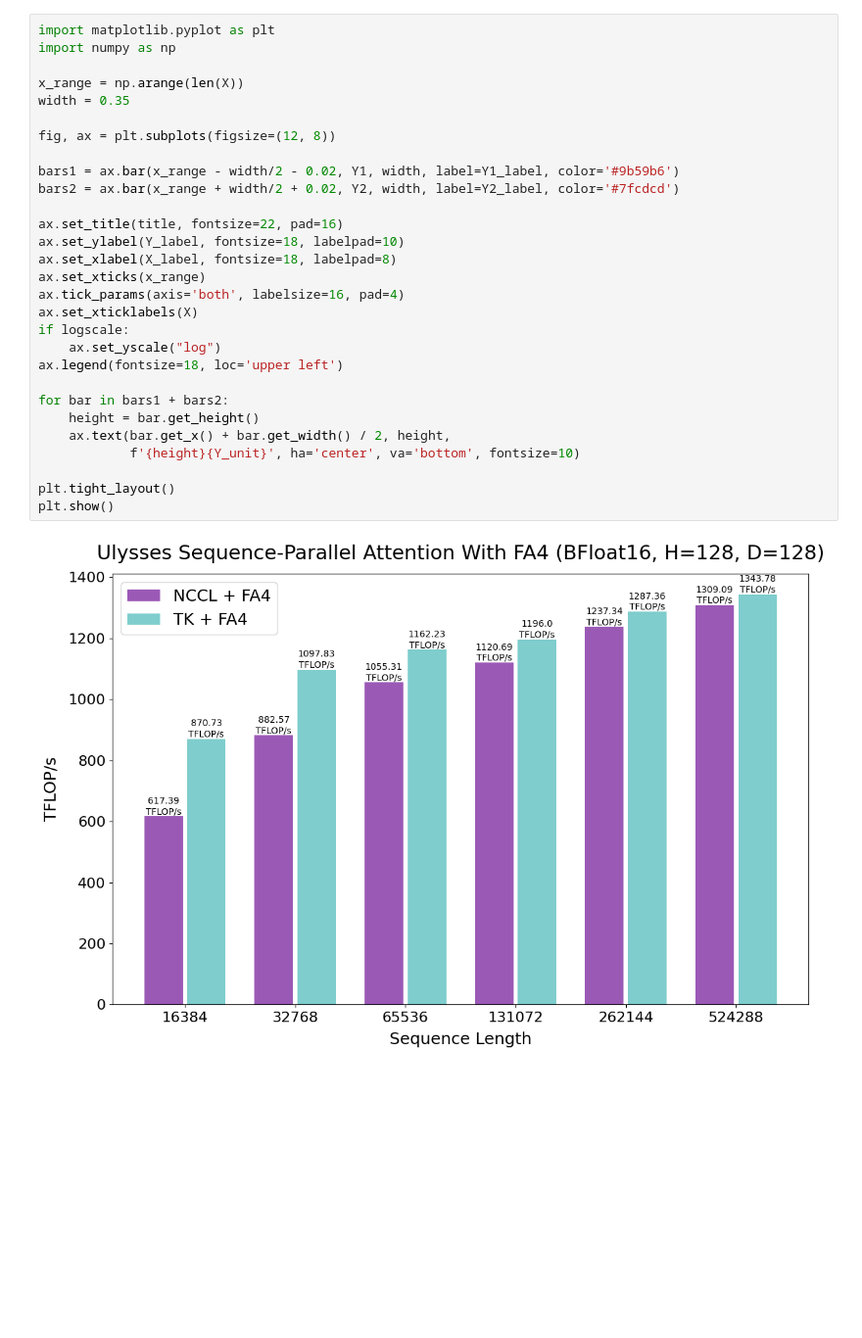
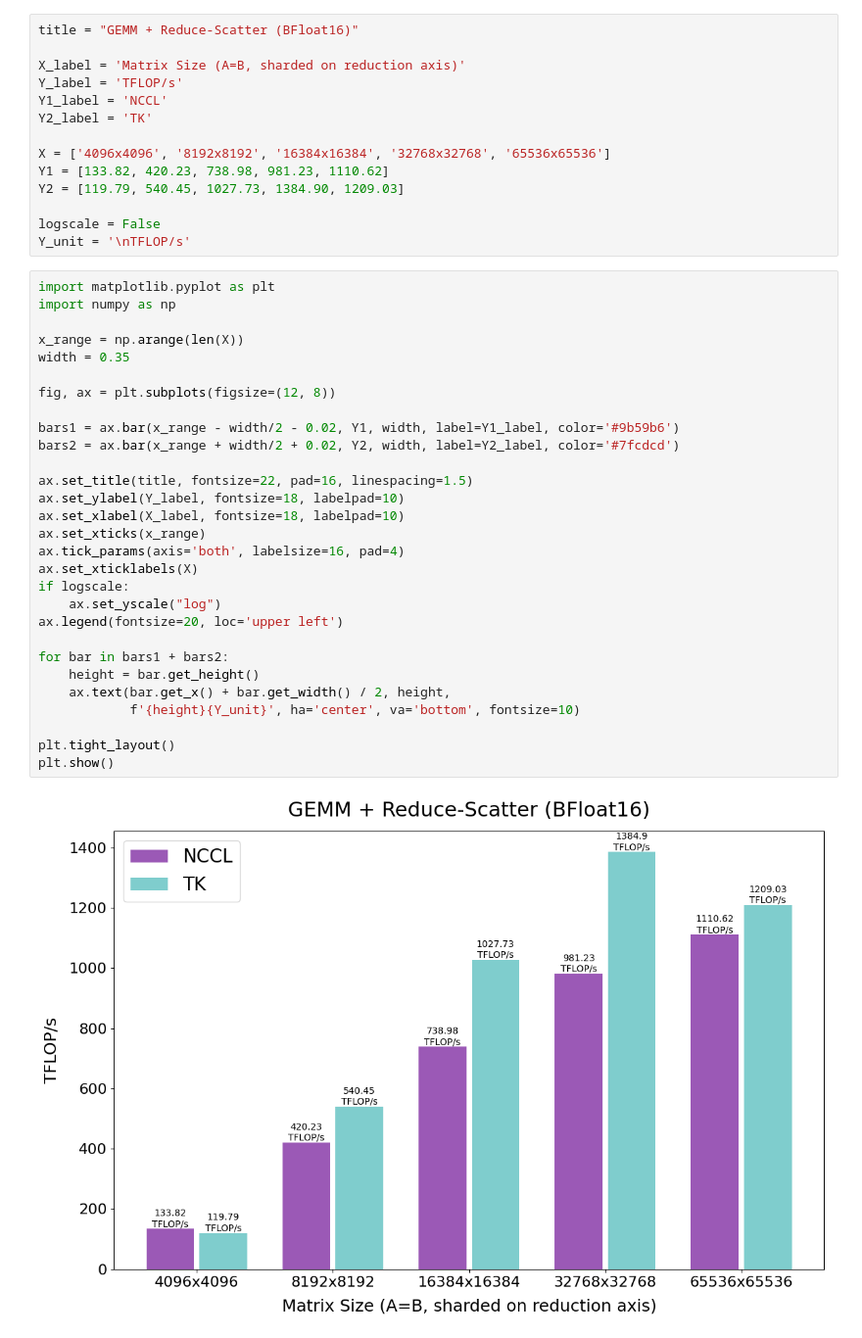
Before and after one commit to jeromeku/gpu-experiments, a Jupyter notebook: misc/draw_graph.ipynb, the cells around one changed output. Shown: that part at 98% size. Saved outputs shown, nothing was run; the diff lists cells and outputs as text; blank space fills up the shorter version.

```diff
--- a/misc/draw_graph.ipynb
+++ b/misc/draw_graph.ipynb
@@ -68,34 +68,48 @@ Y2 = [870.73, 1097.83, 1162.23, 1196.00, 1287.36, 1343.78]
 
 logscale = False
 Y_unit = '\nTFLOP/s'
+# %%
+title = "GEMM + Reduce-Scatter (BFloat16)"
+
+X_label = 'Matrix Size (A=B, sharded on reduction axis)'
+Y_label = 'TFLOP/s'
+Y1_label = 'NCCL'
+Y2_label = 'TK'
+
+X = ['4096x4096', '8192x8192', '16384x16384', '32768x32768', '65536x65536']
+Y1 = [133.82, 420.23, 738.98, 981.23, 1110.62]
+Y2 = [119.79, 540.45, 1027.73, 1384.90, 1209.03]
+
+logscale = False
+Y_unit = '\nTFLOP/s'
 # %%
 import matplotlib.pyplot as plt
 import numpy as np
 
 x_range = np.arange(len(X))
 width = 0.35
 
 fig, ax = plt.subplots(figsize=(12, 8))
 
 bars1 = ax.bar(x_range - width/2 - 0.02, Y1, width, label=Y1_label, color='#9b59b6')
 bars2 = ax.bar(x_range + width/2 + 0.02, Y2, width, label=Y2_label, color='#7fcdcd')
 
-ax.set_title(title, fontsize=22, pad=16)
+ax.set_title(title, fontsize=22, pad=16, linespacing=1.5)
 ax.set_ylabel(Y_label, fontsize=18, labelpad=10)
-ax.set_xlabel(X_label, fontsize=18, labelpad=8)
+ax.set_xlabel(X_label, fontsize=18, labelpad=10)
 ax.set_xticks(x_range)
 ax.tick_params(axis='both', labelsize=16, pad=4)
 ax.set_xticklabels(X)
 if logscale:
     ax.set_yscale("log")
-ax.legend(fontsize=18, loc='upper left')
+ax.legend(fontsize=20, loc='upper left')
 
 for bar in bars1 + bars2:
     height = bar.get_height()
     ax.text(bar.get_x() + bar.get_width() / 2, height,
             f'{height}{Y_unit}', ha='center', va='bottom', fontsize=10)
 
 plt.tight_layout()
 plt.show()
 # %% [output]
-[figure, old version]
+[figure, new version]
```
Also changed, not shown: parts of 5 cells of this notebook.
